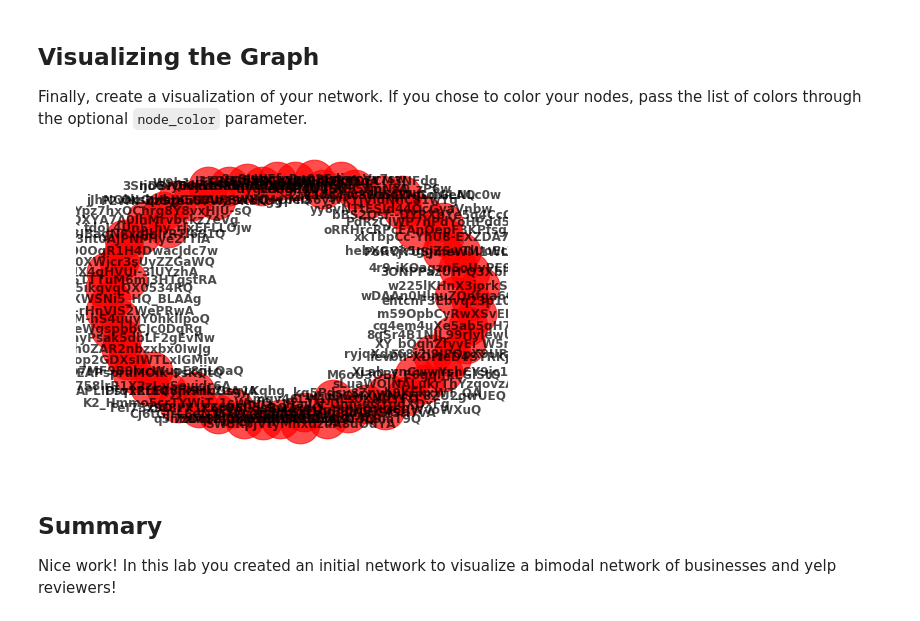
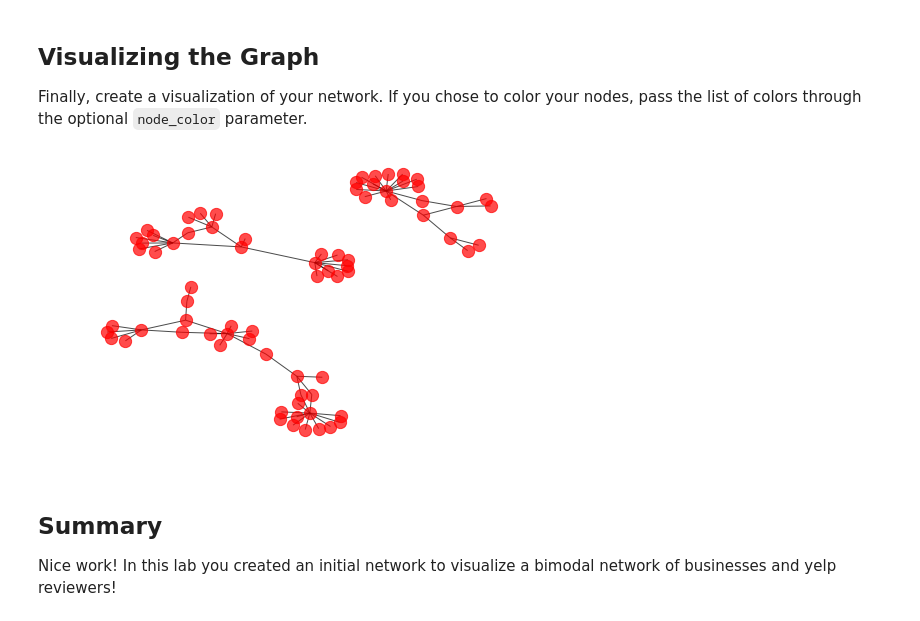
Before and after one commit to nikolholicka/curriculum, a Jupyter notebook: mod6/section42/dsc-networkX-intro-lab-online-ds-pt-041519/index.ipynb, the cells around one changed output. Cells and saved outputs as stored; diff of their text form; code cells hidden in the pictures.

```diff
--- a/mod6/section42/dsc-networkX-intro-lab-online-ds-pt-041519/index.ipynb
+++ b/mod6/section42/dsc-networkX-intro-lab-online-ds-pt-041519/index.ipynb
@@ -58,12 +56,23 @@ edges_dict = {}
+# %%
+edges_dict = {}
+
+for user in df.user_id:
+    list_of_users = list(df['business_id'].loc[df.user_id == str(user)])
+    edges_dict.update({str(user):list_of_users})
+# %%
+for p1 in edges_dict.keys():
+    p2s = edges_dict[p1]
+    for p2 in p2s:
+        G.add_edge(p1, p2)
 # %% [markdown]
 ## Visualizing the Graph
 
 Finally, create a visualization of your network. If you chose to color your nodes, pass the list of colors through the optional `node_color` parameter.
 # %%
 %matplotlib inline
-nx.draw(G, with_labels=True, node_size=1500, alpha=.7, font_weight="bold")
+nx.draw(G, with_labels=False, node_size=150, alpha=.7, font_weight="bold")
 # %% [output]
-[figure, old version]
+[figure, new version]
 # %% [markdown]
 ## Summary
 
```
Also changed, not shown: parts of 1 cell of this notebook.
